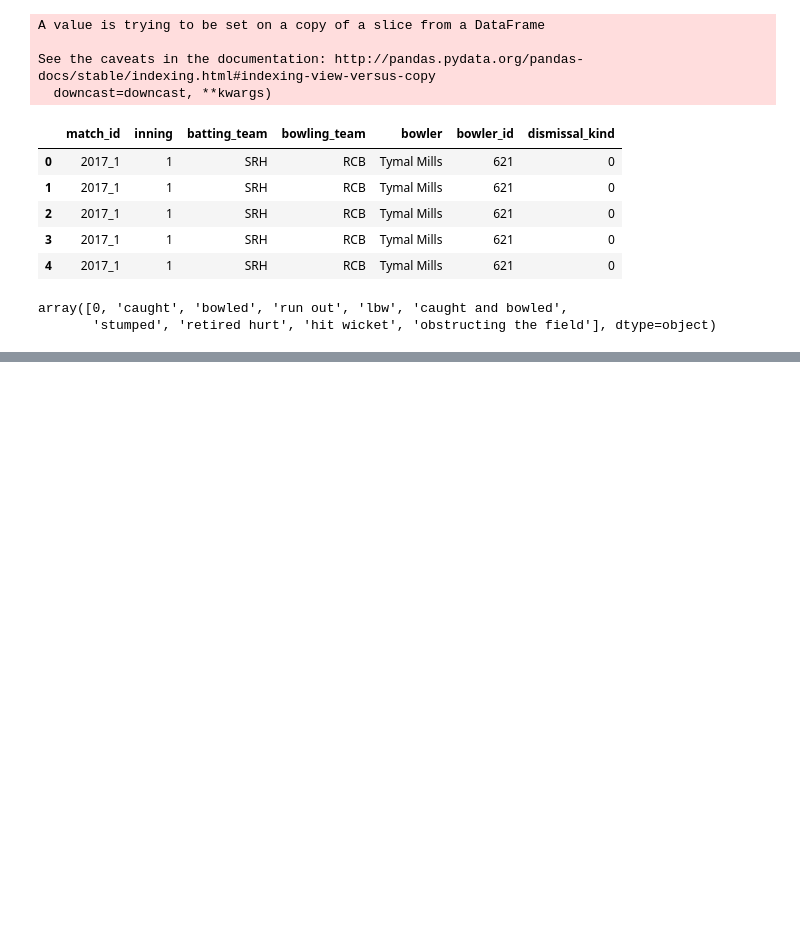
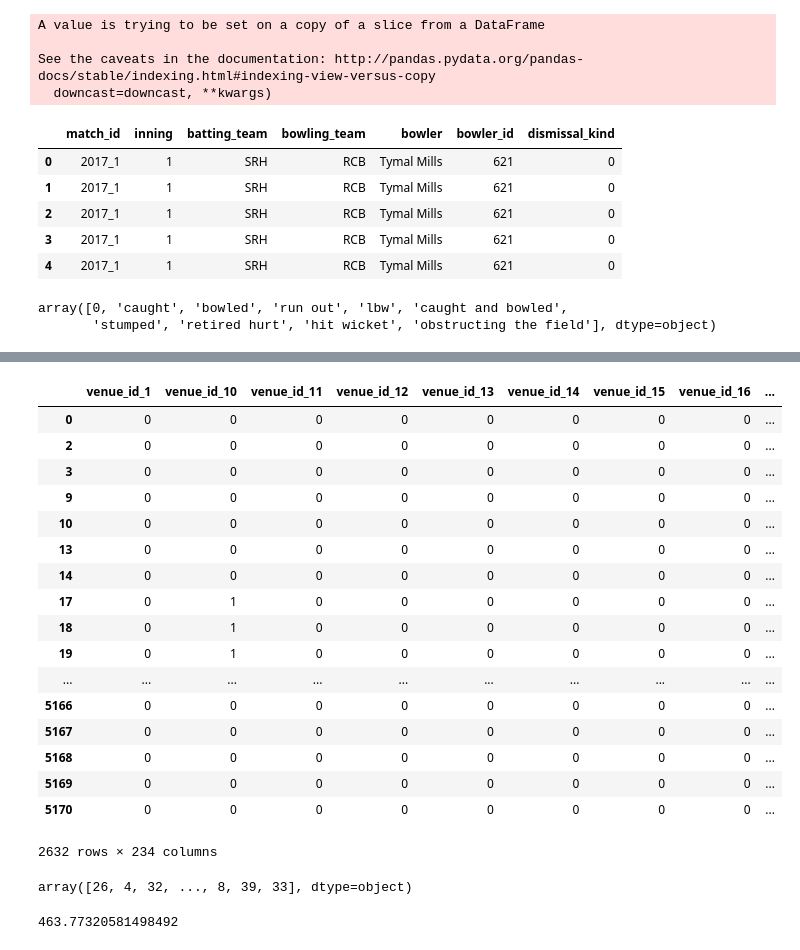
Before and after one commit to venugopalshetty1/datahackIPL, a Jupyter notebook: prediction_preprocessing.ipynb, the cells around one changed output, grey strips where cells are left out. Drawn from its saved outputs; the diff is of its cells as text; code cells hidden in the pictures; blank space fills up the shorter version.

```diff
--- a/prediction_preprocessing.ipynb
+++ b/prediction_preprocessing.ipynb
@@ -88,0 +285,45 @@ from sklearn.tree import DecisionTreeRegressor
+# %%
+##### now seperating the 1st and 2nd innnings data for the remaining data records.
+
+featured_1st_inn_train = final_combined_data[final_combined_data['inning']==1]
+##### removing inning column.
+
+del featured_1st_inn_train['inning']
+
+
+featured_2nd_inn_train = final_combined_data[final_combined_data['inning']==2]
+##### removing inning column.
+
+del featured_2nd_inn_train['inning']
+# %%
+##### splitting target variables and predictor variables.
+
+
+y_train_1st_inn=featured_1st_inn_train.values[:,1]
+
+
+X_train_1st_inn = featured_1st_inn_train
+
+del X_train_1st_inn['match_id']
+del X_train_1st_inn['batsman_runs']
+# %%
+X_train_1st_inn
+# %% [output]
+|  | venue_id_1 | venue_id_10 | venue_id_11 | venue_id_12 | venue_id_13 | venue_id_14 | venue_id_15 | venue_id_16 | ... |
+| 0 | 0 | 0 | 0 | 0 | 0 | 0 | 0 | 0 | ... |
+| 2 | 0 | 0 | 0 | 0 | 0 | 0 | 0 | 0 | ... |
+| 3 | 0 | 0 | 0 | 0 | 0 | 0 | 0 | 0 | ... |
+| 9 | 0 | 0 | 0 | 0 | 0 | 0 | 0 | 0 | ... |
+| 10 | 0 | 0 | 0 | 0 | 0 | 0 | 0 | 0 | ... |
+| 13 | 0 | 0 | 0 | 0 | 0 | 0 | 0 | 0 | ... |
+| 14 | 0 | 0 | 0 | 0 | 0 | 0 | 0 | 0 | ... |
+| 17 | 0 | 1 | 0 | 0 | 0 | 0 | 0 | 0 | ... |
+| 18 | 0 | 1 | 0 | 0 | 0 | 0 | 0 | 0 | ... |
+| 19 | 0 | 1 | 0 | 0 | 0 | 0 | 0 | 0 | ... |
+| ... | ... | ... | ... | ... | ... | ... | ... | ... | ... |
+| 5166 | 0 | 0 | 0 | 0 | 0 | 0 | 0 | 0 | ... |
+| 5167 | 0 | 0 | 0 | 0 | 0 | 0 | 0 | 0 | ... |
+| 5168 | 0 | 0 | 0 | 0 | 0 | 0 | 0 | 0 | ... |
+| 5169 | 0 | 0 | 0 | 0 | 0 | 0 | 0 | 0 | ... |
+| 5170 | 0 | 0 | 0 | 0 | 0 | 0 | 0 | 0 | ... |
+2632 rows × 234 columns
@@ -88,0 +347,8 @@ from sklearn.tree import DecisionTreeRegressor
+# %%
+y_test
+# %% [output]
+array([26, 4, 32, ..., 8, 39, 33], dtype=object)
+# %%
+mean_squared_error(predict_y,y_test)
+# %% [output]
+463.77320581498492
```
Also changed, not shown: parts of 76 cells of this notebook.
